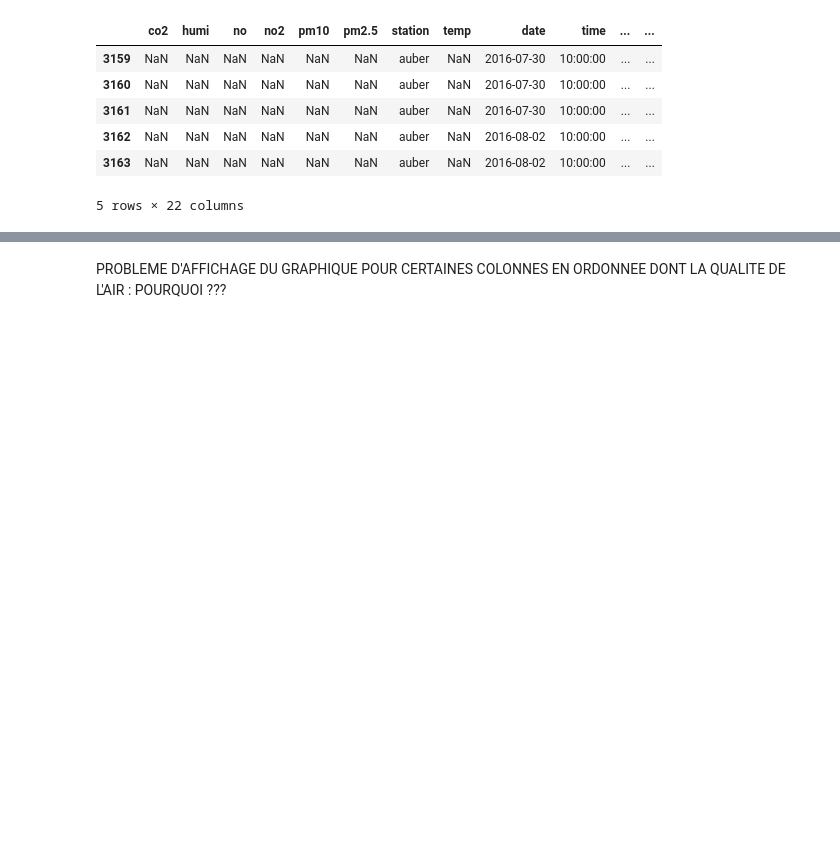
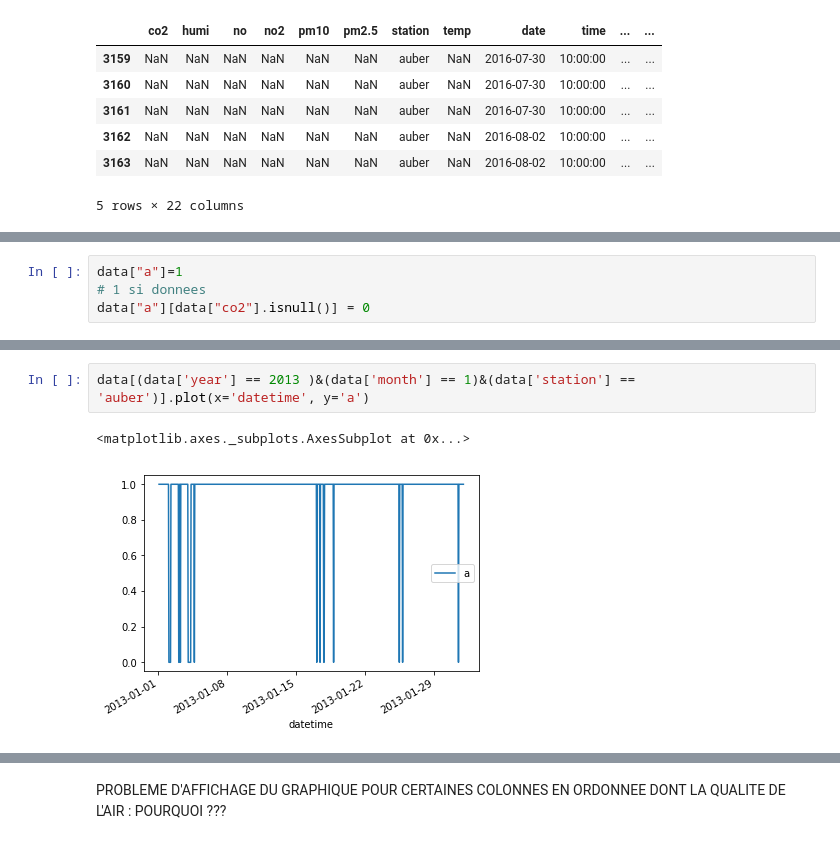
Before and after one commit to MrMey/underground_air_quality_analysis, a Jupyter notebook: Missing_data_analysis_1.ipynb, the cells around one changed output, grey strips where cells are left out. Cells and saved outputs as stored; diff of their text form; blank space fills up the shorter version.

```diff
--- a/Missing_data_analysis_1.ipynb
+++ b/Missing_data_analysis_1.ipynb
@@ -243,0 +192,4 @@ missing_data_2016_auber_modified.head()
+# %%
+data["a"]=1
+# 1 si donnees
+data["a"][data["co2"].isnull()] = 0
@@ -243,0 +211,5 @@ missing_data_2016_auber_modified.head()
+# %%
+data[(data['year'] == 2013 )&(data['month'] == 1)&(data['station'] == 'auber')].plot(x='datetime', y='a')
+# %% [output]
+<matplotlib.axes._subplots.AxesSubplot at 0x...>
+[figure, added]
```
Also changed, not shown: parts of 59 cells of this notebook, 1 other file.
